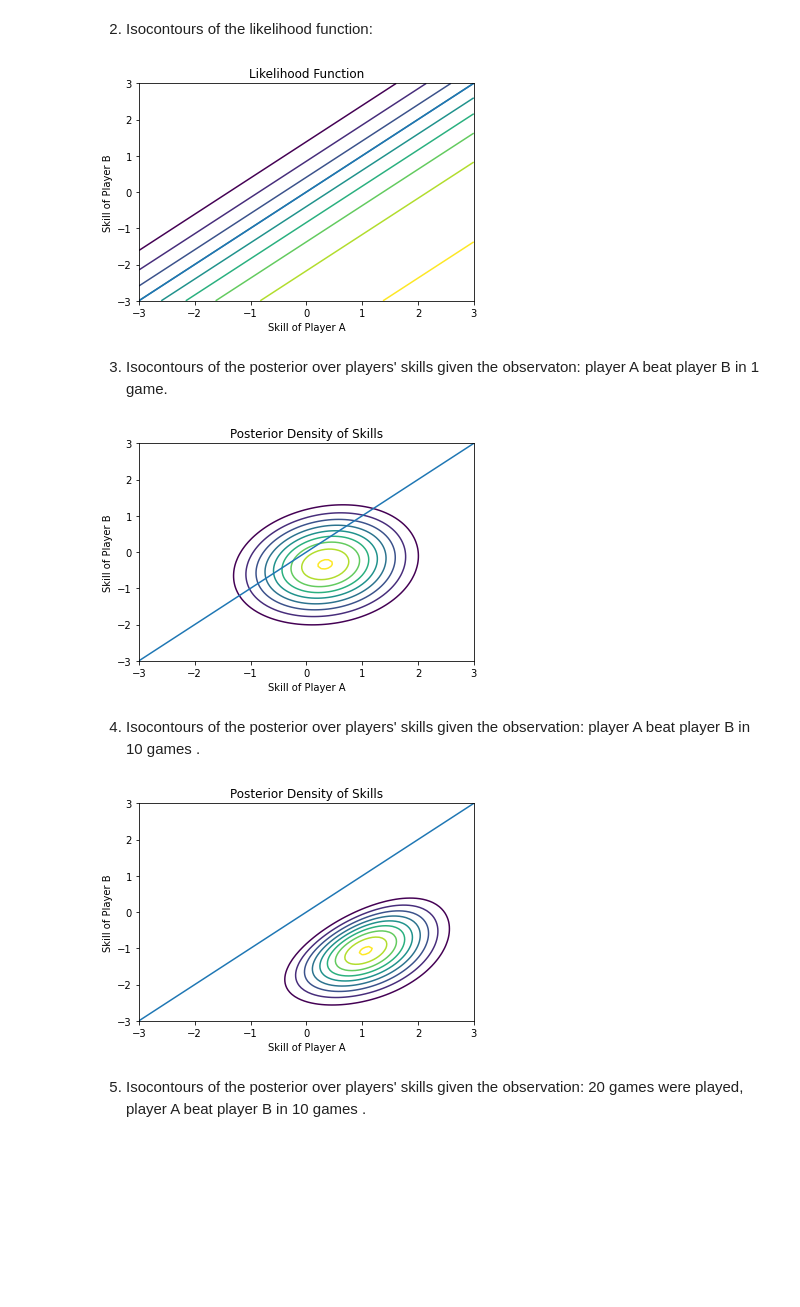
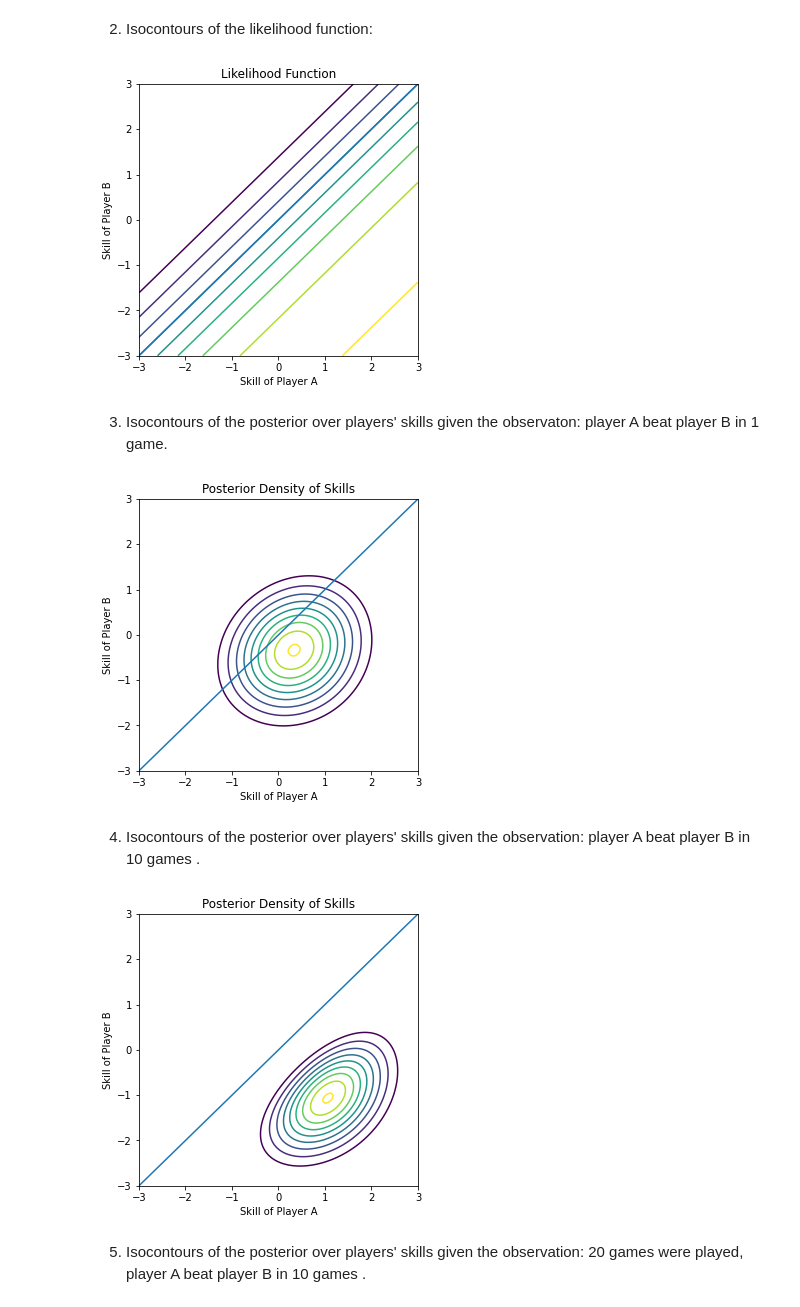
Before and after one commit to mrsalehi/csc2506-prob-learn-reason, a Jupyter notebook: Assignment-2/A2.ipynb, the cells around one changed output. Drawn from its saved outputs; the diff is of its cells as text; code cells hidden in the pictures; blank space fills up the shorter version.

```diff
--- a/Assignment-2/A2.ipynb
+++ b/Assignment-2/A2.ipynb
@@ -112,13 +113,14 @@ skill_countour(f);
 2. Isocontours of the likelihood function:
 # %%
 f = lambda zs: jnp.exp(jnp.array([[logp_i_beats_j(el[0], el[1])] for el in zs]))
+fig = plt.figure(figsize=(5, 5))
 plot_line_equal_skill()
 plt.title('Likelihood Function')
 plt.xlabel('Skill of Player A')
 plt.ylabel('Skill of Player B')
 skill_countour(f)
 # %% [output]
-[figure, old version]
+[figure, new version]
 # %% [markdown]
 3. Isocontours of the posterior over players' skills given the observaton: player A beat player B
 in 1 game.
@@ -126,13 +128,14 @@ in 1 game.
 def f(zs):
     games = two_player_toy_games(1,0)
     return jnp.exp(joint_log_density(zs, games))
+fig = plt.figure(figsize=(5, 5))
 plot_line_equal_skill()
 plt.title('Posterior Density of Skills')
 plt.xlabel('Skill of Player A')
 plt.ylabel('Skill of Player B')
 skill_countour(f)
 # %% [output]
-[figure, old version]
+[figure, new version]
 # %% [markdown]
 4. Isocontours of the posterior over players' skills given the observation: player A beat player B
 in 10 games .
@@ -140,13 +143,14 @@ in 10 games .
 def f(zs):
     games = two_player_toy_games(10,0)
     return jnp.exp(joint_log_density(zs, games))
+fig = plt.figure(figsize=(5, 5))
 plot_line_equal_skill()
 plt.title('Posterior Density of Skills')
 plt.xlabel('Skill of Player A')
 plt.ylabel('Skill of Player B')
 skill_countour(f)
 # %% [output]
-[figure, old version]
+[figure, new version]
 # %% [markdown]
 5. Isocontours of the posterior over players' skills given the observation: 20 games were played,
 player A beat player B in 10 games .
```
Also changed, not shown: parts of 7 cells of this notebook.
